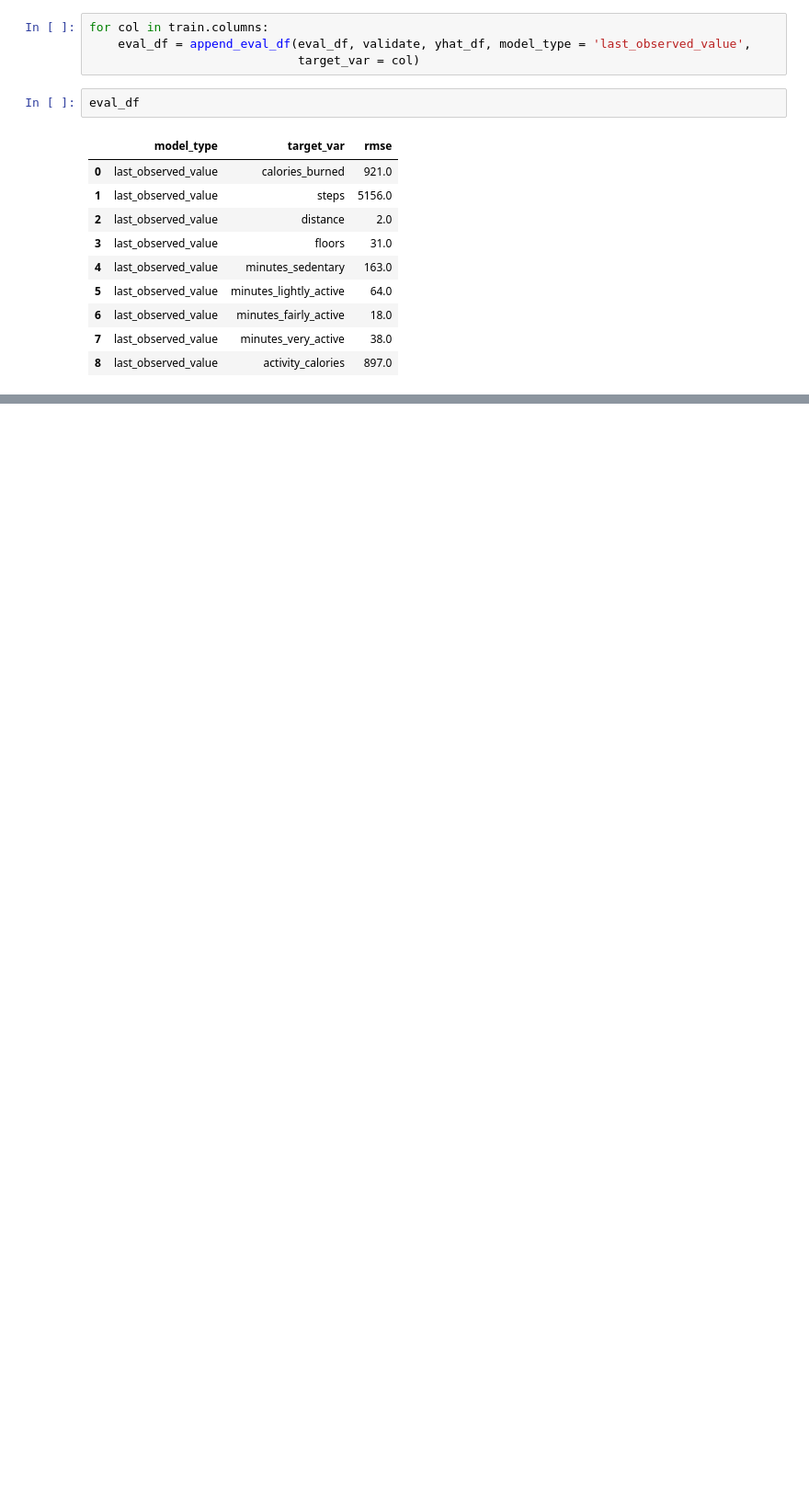
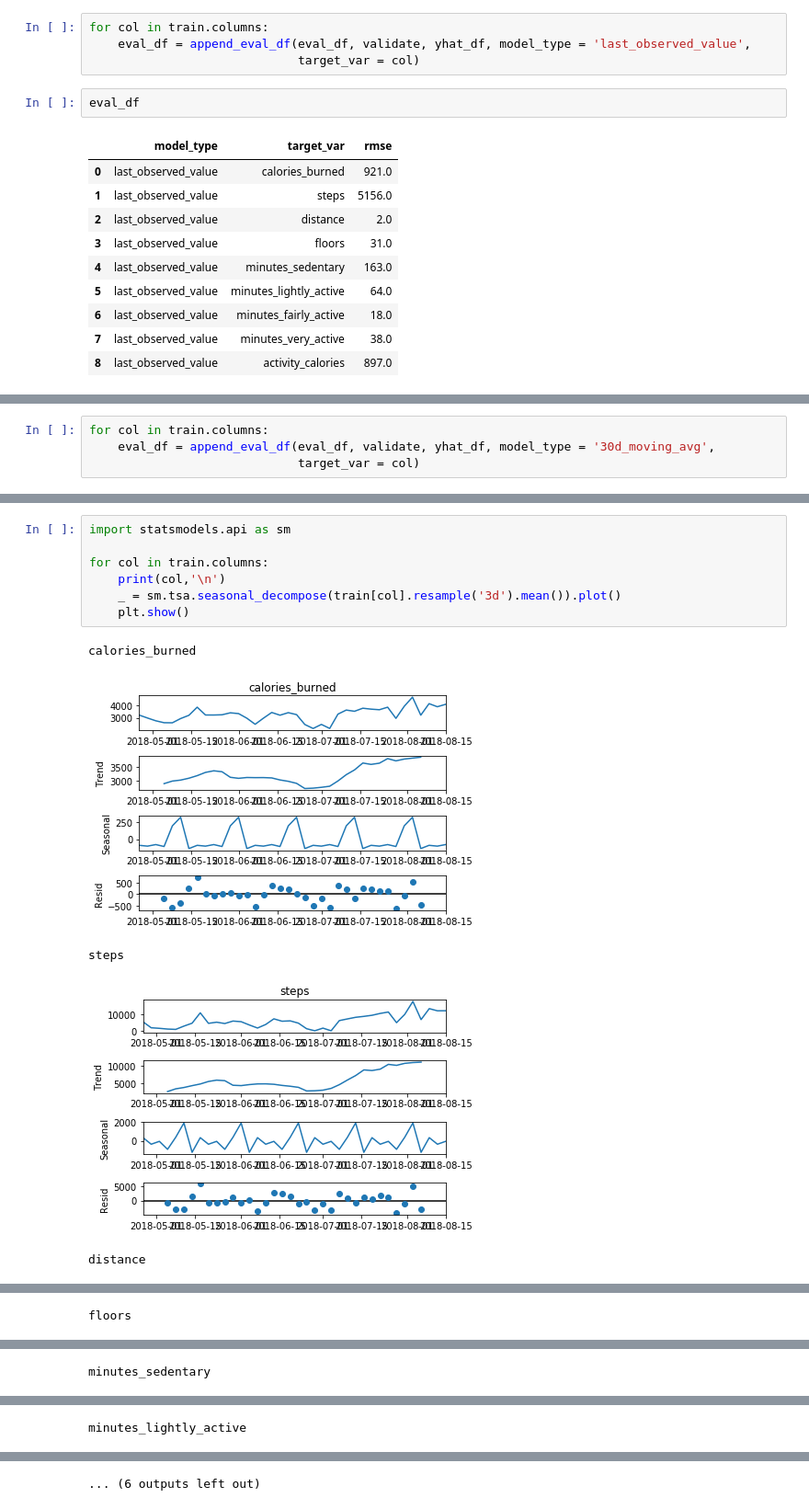
Before and after one commit to Brandon-Martinez27/fitbit_time_series_forecasting, a Jupyter notebook: model.ipynb, the cells around one changed output, grey strips where cells are left out. Shown at 92% size. Drawn from its saved outputs; the diff is of its cells as text; blank space fills up the shorter version.

```diff
--- a/model.ipynb
+++ b/model.ipynb
@@ -139,0 +275,4 @@ eval_df
+# %%
+for col in train.columns:
+    eval_df = append_eval_df(eval_df, validate, yhat_df, model_type = '30d_moving_avg',
+                             target_var = col)
@@ -139,0 +374,13 @@ eval_df
+# %%
+import statsmodels.api as sm
+
+for col in train.columns:
+    print(col,'\n')
+    _ = sm.tsa.seasonal_decompose(train[col].resample('3d').mean()).plot()
+    plt.show()
+# %% [output]
+calories_burned
+[figure, added]
+steps
+[figure, added]
+distance
@@ -139,0 +388 @@ eval_df
+floors
@@ -139,0 +390 @@ eval_df
+minutes_sedentary
@@ -139,0 +392 @@ eval_df
+minutes_lightly_active
@@ -139,0 +394 @@ eval_df
+... (6 outputs left out)
```
Also changed, not shown: parts of 31 cells of this notebook, 1 other file.
